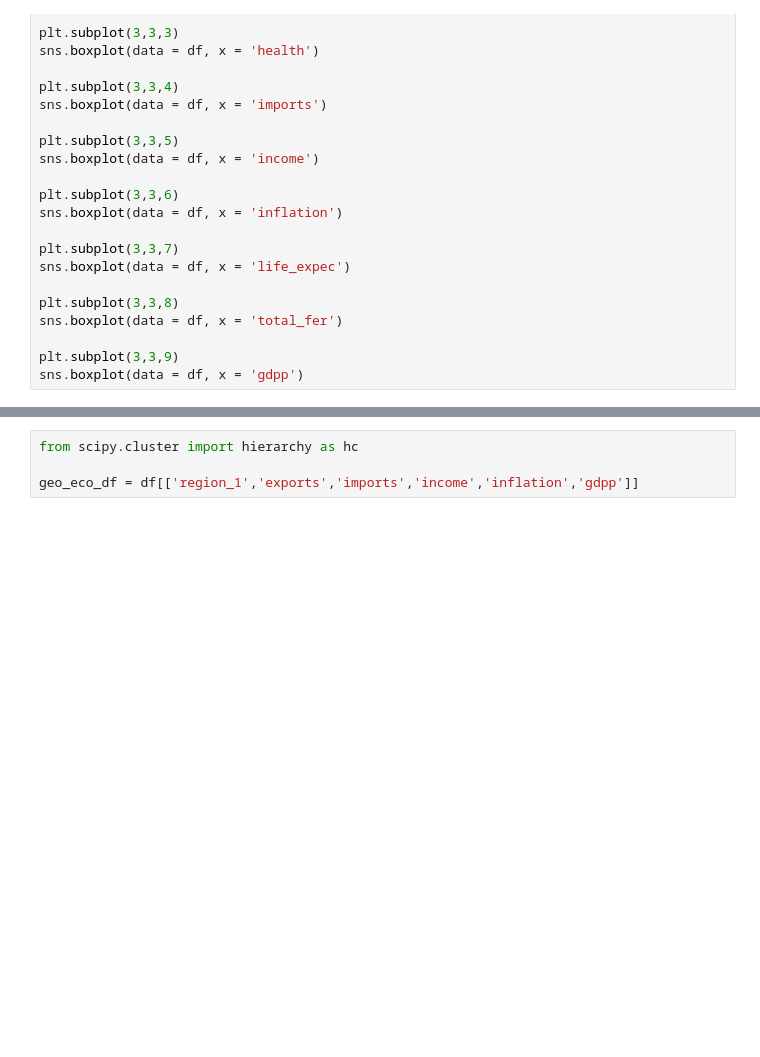
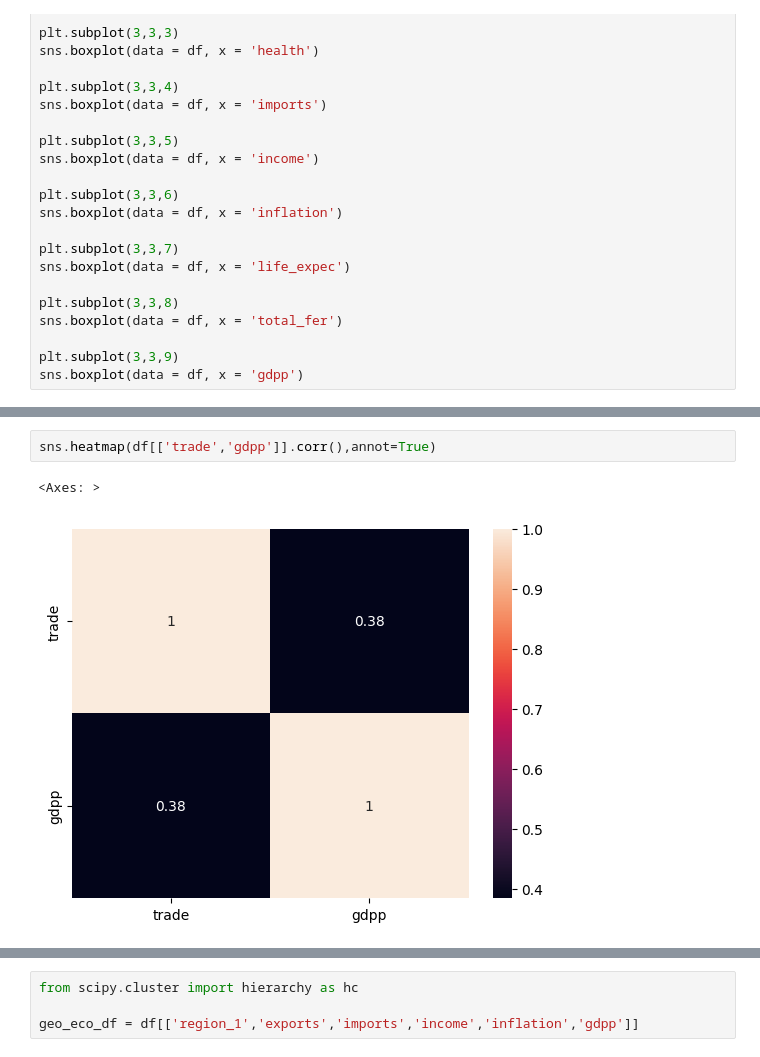
Before and after one commit to GRetriever/Data-Analysis-Project, a Jupyter notebook: Countries/practice_3_countries.ipynb, the cells around one changed output, grey strips where cells are left out. Cells and saved outputs as stored; diff of their text form; blank space fills up the shorter version.

```diff
--- a/Countries/practice_3_countries.ipynb
+++ b/Countries/practice_3_countries.ipynb
@@ -165,0 +207,5 @@ Name: count, dtype: int64
+# %%
+sns.heatmap(df[['trade','gdpp']].corr(),annot=True)
+# %% [output]
+<Axes: >
+[figure, added]
```
Also changed, not shown: parts of 72 cells of this notebook.
